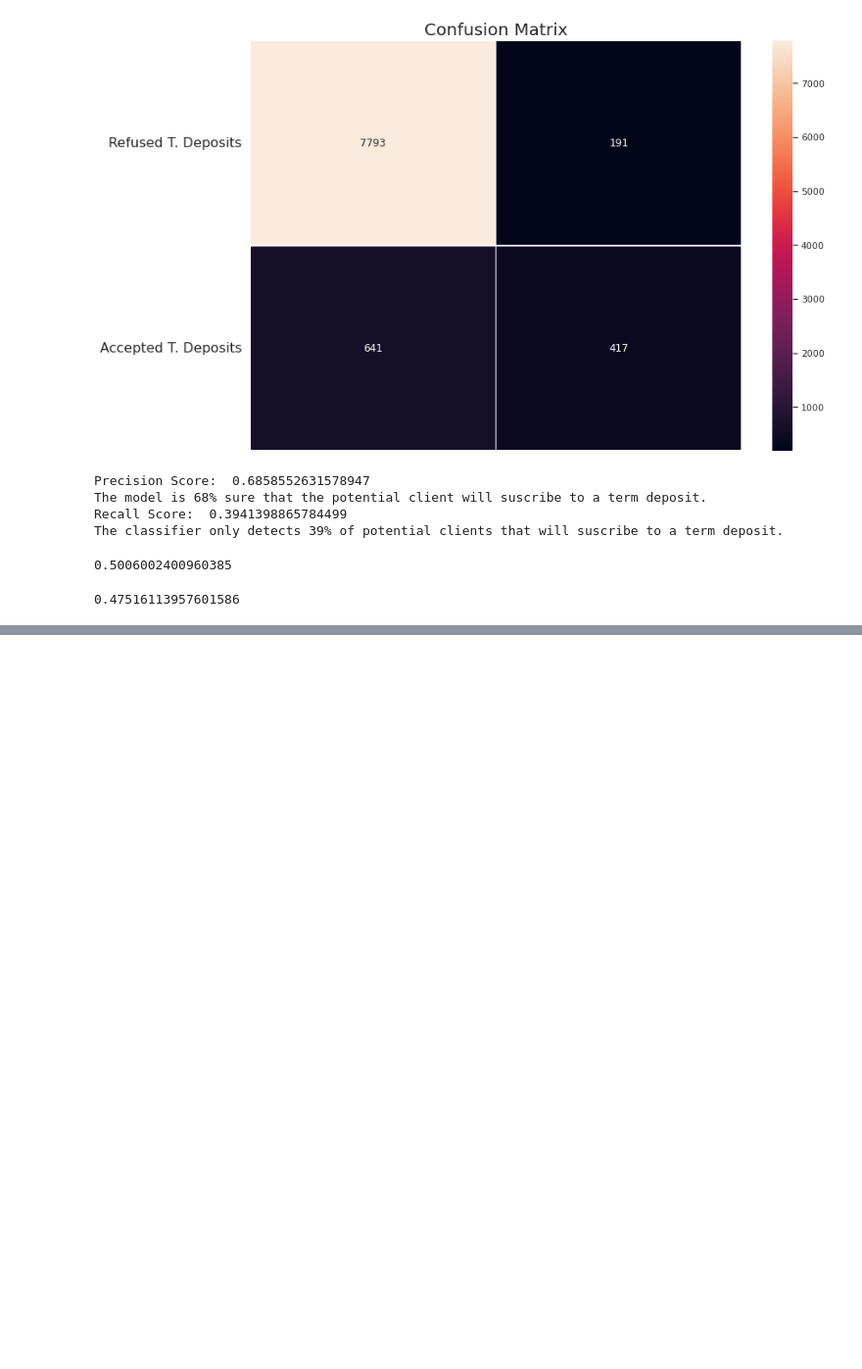
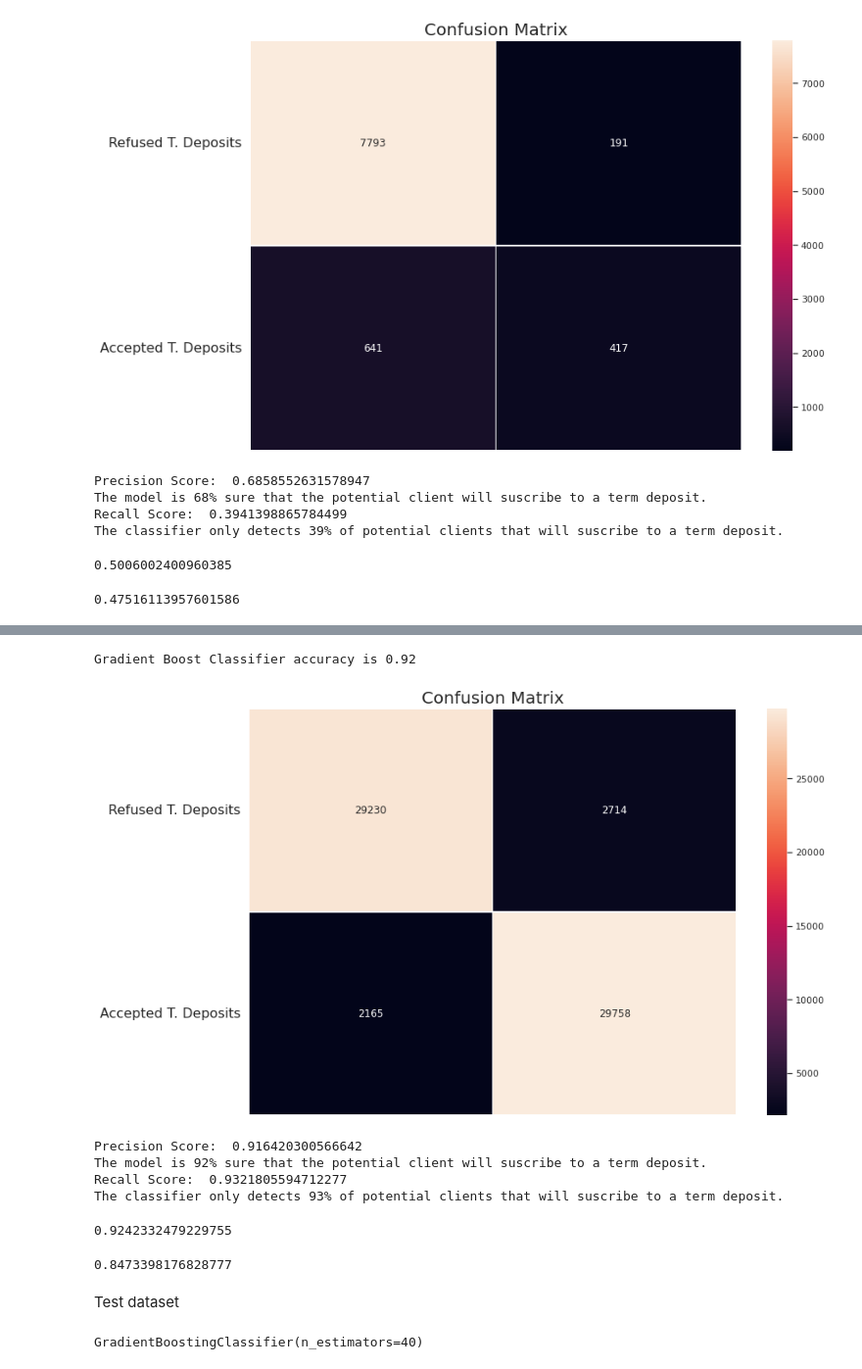
Before and after one commit to itishajain15/Bank_Marketing_Campaing_Prediction, a Jupyter notebook: Bank_Marketing_Prediction.ipynb, the cells around one changed output, grey strips where cells are left out. Shown: that part at 98% size. Saved outputs shown, nothing was run; the diff lists cells and outputs as text; code cells hidden in the pictures; blank space fills up the shorter version.

```diff
--- a/Bank_Marketing_Prediction.ipynb
+++ b/Bank_Marketing_Prediction.ipynb
@@ -841,0 +856,15 @@ matthews_corrcoef(y_test, y_test_pred, sample_weight=None)
+# %%
+# import SMOTE module from imblearn library
+# pip install imblearn (if you don't have imblearn in your system)
+print("Before OverSampling, counts of label '1': {}".format(sum(df1['y'] == 1)))
+print("Before OverSampling, counts of label '0': {} \n".format(sum(df1['y'] == 0)))
+
+from imblearn.over_sampling import SMOTE
+sm = SMOTE(random_state = 2)
+x_train_smote, y_train_smote = sm.fit_resample(df1.loc[:, df1.columns != 'y'], df1['y'])
+
+print('After OverSampling, the shape of train_X: {}'.format(x_train_smote.shape))
+print('After OverSampling, the shape of train_y: {} \n'.format(y_train_smote.shape))
+
+print("After OverSampling, counts of label '1': {}".format(sum(y_train_smote == 1)))
+print("After OverSampling, counts of label '0': {}".format(sum(y_train_smote == 0)))
@@ -841,0 +884,4 @@ matthews_corrcoef(y_test, y_test_pred, sample_weight=None)
+# %%
+#Splitting Data into train and test
+from sklearn.model_selection import train_test_split
+xx_train_smote, xx_test_smote, yy_train_smote, yy_test_smote = train_test_split(x_train_smote_sc, y_train_smote, test_size = 0.2, random_state = 3)
@@ -841,0 +921,58 @@ matthews_corrcoef(y_test, y_test_pred, sample_weight=None)
+# %%
+# # Gradient Boosting Classifier
+grad_clf = GradientBoostingClassifier(n_estimators=40)
+grad_scores = cross_val_score(grad_clf, xx_train_smote, yy_train_smote, cv=3)
+grad_mean = grad_scores.mean()
+# %%
+# Cross validate our Gradient Boosting Classifier
+from sklearn.model_selection import cross_val_predict
+y_train_smote_pred = cross_val_predict(grad_clf,xx_train_smote, yy_train_smote , cv=5)
+y_test_smote_pred = cross_val_predict(grad_clf,xx_test_smote, yy_test_smote , cv=5)
+# %%
+from sklearn.metrics import accuracy_score
+print ("Gradient Boost Classifier accuracy is %2.2f" % accuracy_score(yy_train_smote, y_train_smote_pred))
+# %% [output]
+Gradient Boost Classifier accuracy is 0.92
+# %%
+from sklearn.metrics import confusion_matrix
+conf_matrix = confusion_matrix(yy_train_smote,y_train_smote_pred )
+f, ax = plt.subplots(figsize=(12, 8))
+sns.heatmap(conf_matrix, annot=True, fmt="d", linewidths=.5, ax=ax)
+plt.title("Confusion Matrix", fontsize=20)
+plt.subplots_adjust(left=0.15, right=0.99, bottom=0.15, top=0.99)
+ax.set_yticks(np.arange(conf_matrix.shape[0]) + 0.5, minor=False)
+ax.set_xticklabels("")
+ax.set_yticklabels(['Refused T. Deposits', 'Accepted T. Deposits'], fontsize=16, rotation=360)
+plt.show()
+# %% [output]
+[figure, added]
+# %%
+# Let's find the scores  for precision and recall.
+from sklearn.metrics import precision_score, recall_score
+
+print('Precision Score: ', precision_score(yy_train_smote, y_train_smote_pred))
+print("The model is 92% sure that the potential client will suscribe to a term deposit. ")
+
+print('Recall Score: ', recall_score(yy_train_smote,y_train_smote_pred ))
+print("The classifier only detects 93% of potential clients that will suscribe to a term deposit.")
+# %% [output]
+Precision Score:  0.916420300566642
+The model is 92% sure that the potential client will suscribe to a term deposit.
+Recall Score:  0.9321805594712277
+The classifier only detects 93% of potential clients that will suscribe to a term deposit.
+# %%
+from sklearn.metrics import f1_score
+f1_score(yy_train_smote, y_train_smote_pred)
+# %% [output]
+0.9242332479229755
+# %%
+from sklearn.metrics import matthews_corrcoef
+matthews_corrcoef(yy_train_smote, y_train_smote_pred, sample_weight=None)
+# %% [output]
+0.8473398176828777
+# %% [markdown]
+Test dataset
+# %%
+grad_clf.fit(xx_train_smote, yy_train_smote)
+# %% [output]
+GradientBoostingClassifier(n_estimators=40)
```
Also changed, not shown: parts of 13 cells of this notebook.
